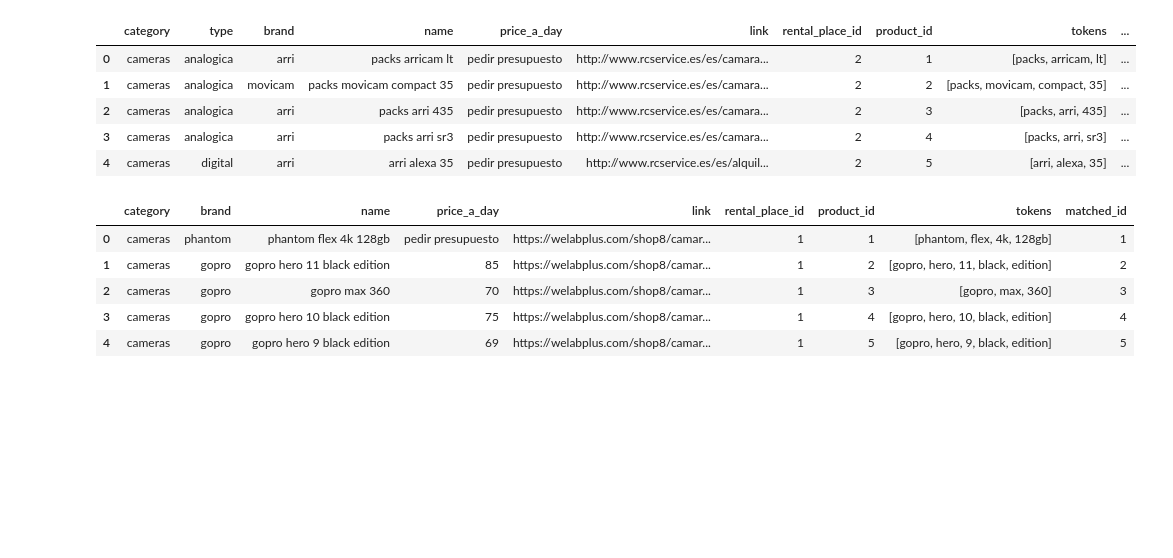
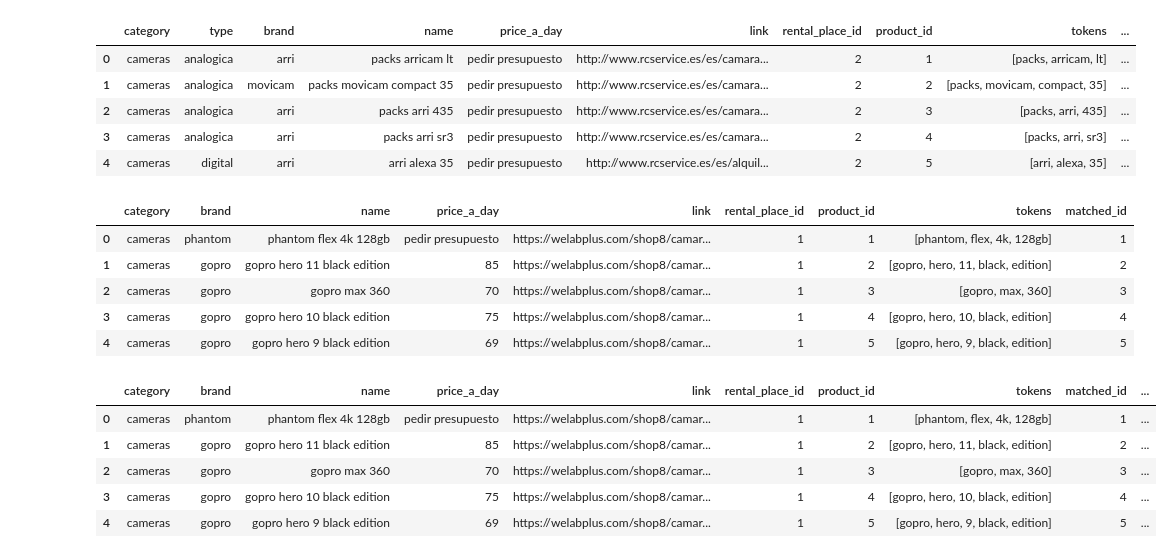
Before and after one commit to LeoBulcsu/finalproject, a Jupyter notebook: notebooks/data_transformation.ipynb, the cells around one changed output. Saved outputs shown, nothing was run; the diff lists cells and outputs as text; code cells hidden in the pictures; blank space fills up the shorter version.

```diff
--- a/notebooks/data_transformation.ipynb
+++ b/notebooks/data_transformation.ipynb
@@ -139,3 +139,17 @@ lights = perform_fuzzy_matching(lights_list)
 wl_lens_3, rc_lenses_3, ov_lenses_3 = lens
 wl_audio_3, ov_audio_3 = audio
 wl_lights_3, ov_lights_3 = lights
+# %%
+camera_rental_df = pd.concat([wl_cams_3, rc_cams_3, ov_cams_3],ignore_index=True)
+lens_rental_df = pd.concat([wl_lens_3, rc_lenses_3, ov_lenses_3], ignore_index=True)
+audio_rental_df = pd.concat([wl_audio_3, ov_audio_3], ignore_index=True)
+lights_rental_df = pd.concat([wl_lights_3, ov_lights_3], ignore_index=True)
+# %%
+camera_rental_df.head()
+# %% [output]
+|  | category | brand | name | price_a_day | link | rental_place_id | product_id | tokens | matched_id | ... |
+| 0 | cameras | phantom | phantom flex 4k 128gb | pedir presupuesto | https://welabplus.com/shop8/camar... | 1 | 1 | [phantom, flex, 4k, 128gb] | 1 | ... |
+| 1 | cameras | gopro | gopro hero 11 black edition | 85 | https://welabplus.com/shop8/camar... | 1 | 2 | [gopro, hero, 11, black, edition] | 2 | ... |
+| 2 | cameras | gopro | gopro max 360 | 70 | https://welabplus.com/shop8/camar... | 1 | 3 | [gopro, max, 360] | 3 | ... |
+| 3 | cameras | gopro | gopro hero 10 black edition | 75 | https://welabplus.com/shop8/camar... | 1 | 4 | [gopro, hero, 10, black, edition] | 4 | ... |
+| 4 | cameras | gopro | gopro hero 9 black edition | 69 | https://welabplus.com/shop8/camar... | 1 | 5 | [gopro, hero, 9, black, edition] | 5 | ... |
```
Also changed, not shown: parts of 3 cells of this notebook.
